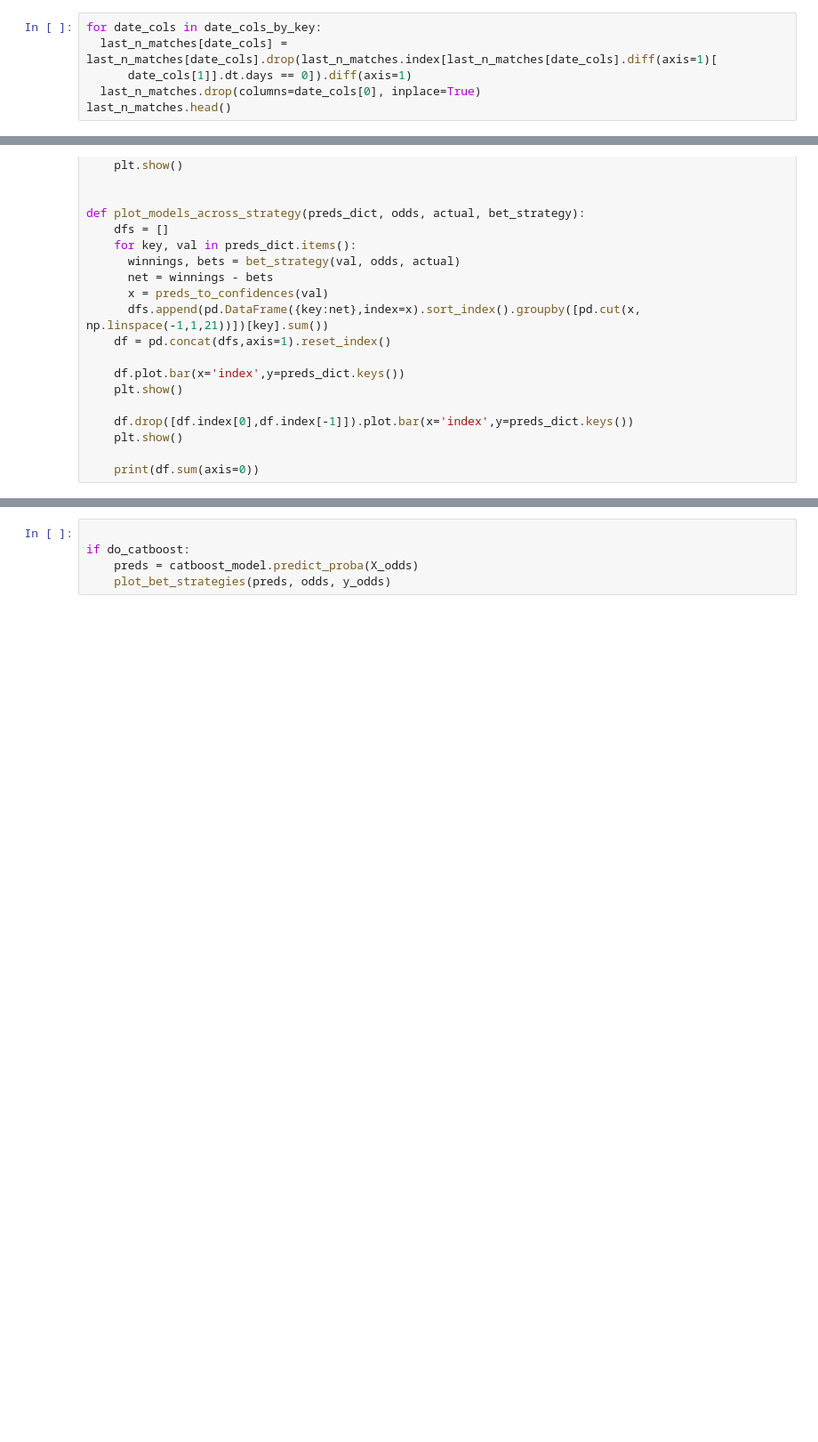
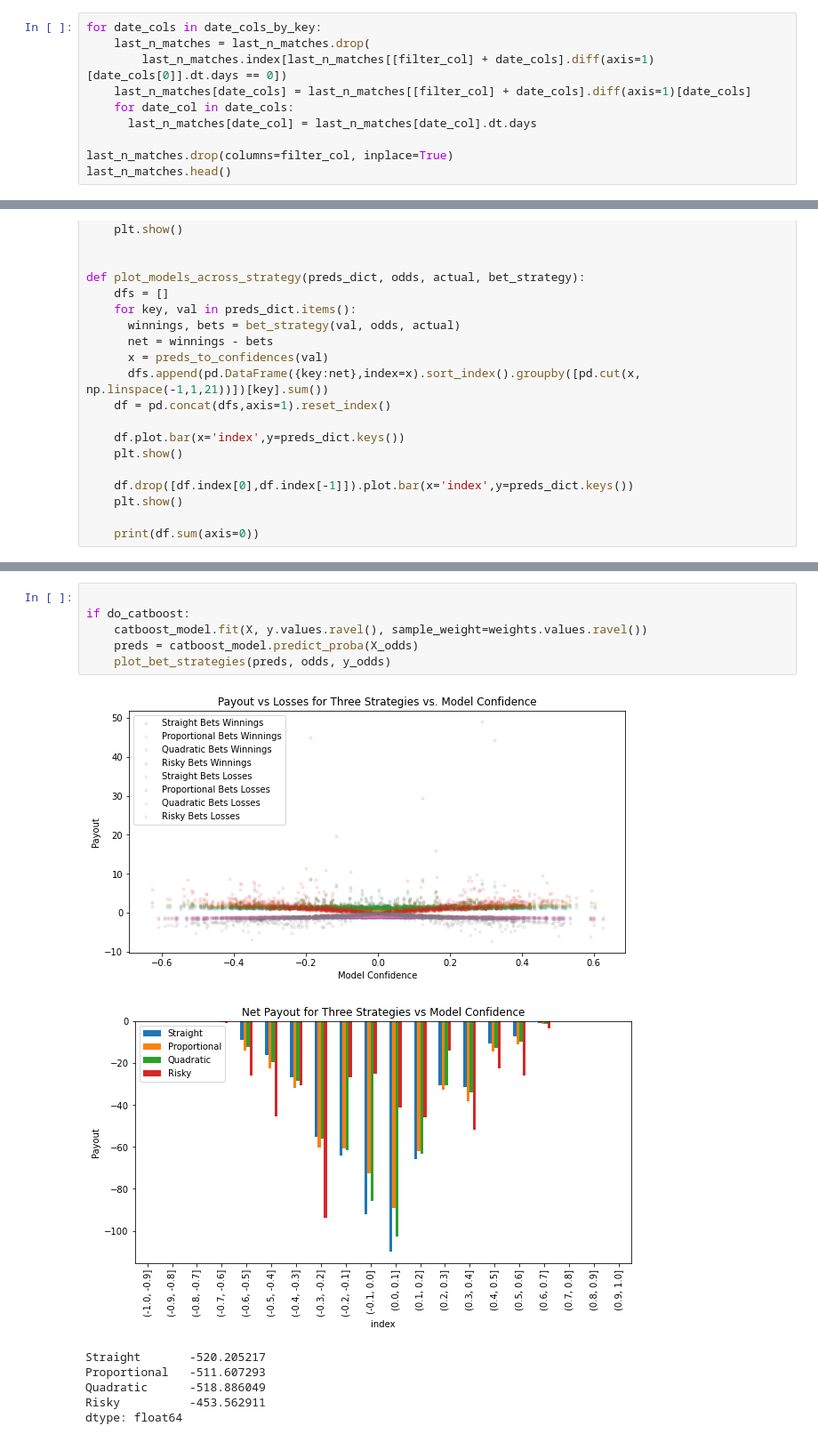
Before and after one commit to Eric-w-H/ORIE4741_Project, a Jupyter notebook: models/last-n-games-scores-only.ipynb, the cells around one changed output, grey strips where cells are left out. Shown at 89% size. Saved outputs shown, nothing was run; the diff lists cells and outputs as text; blank space fills up the shorter version.

```diff
--- a/models/last-n-games-scores-only.ipynb
+++ b/models/last-n-games-scores-only.ipynb
@@ -669,9 +892,13 @@ last_n_matches, new_columns = form_last_n_games(
  Done
 # %%
 for date_cols in date_cols_by_key:
-  last_n_matches[date_cols] = last_n_matches[date_cols].drop(last_n_matches.index[last_n_matches[date_cols].diff(axis=1)[
-      date_cols[1]].dt.days == 0]).diff(axis=1)
-  last_n_matches.drop(columns=date_cols[0], inplace=True)
+    last_n_matches = last_n_matches.drop(
+        last_n_matches.index[last_n_matches[[filter_col] + date_cols].diff(axis=1)[date_cols[0]].dt.days == 0])
+    last_n_matches[date_cols] = last_n_matches[[filter_col] + date_cols].diff(axis=1)[date_cols]
+    for date_col in date_cols:
+      last_n_matches[date_col] = last_n_matches[date_col].dt.days
+
+last_n_matches.drop(columns=filter_col, inplace=True)
 last_n_matches.head()
 # %% [output]
 |  | Team Score | Opponent Score | Team Odds | Opponent Odds | Team Code | Opponent Code | Home/Away | Weight | ... |
@@ -879,5 +1135,14 @@ if do_xgboost:
 # %%
 
 if do_catboost:
+    catboost_model.fit(X, y.values.ravel(), sample_weight=weights.values.ravel())
     preds = catboost_model.predict_proba(X_odds)
     plot_bet_strategies(preds, odds, y_odds)
+# %% [output]
+[figure, added]
+[figure, added]
+Straight       -520.205217
+Proportional   -511.607293
+Quadratic      -518.886049
+Risky          -453.562911
+dtype: float64
```
Also changed, not shown: parts of 48 cells of this notebook, 1 other file.
